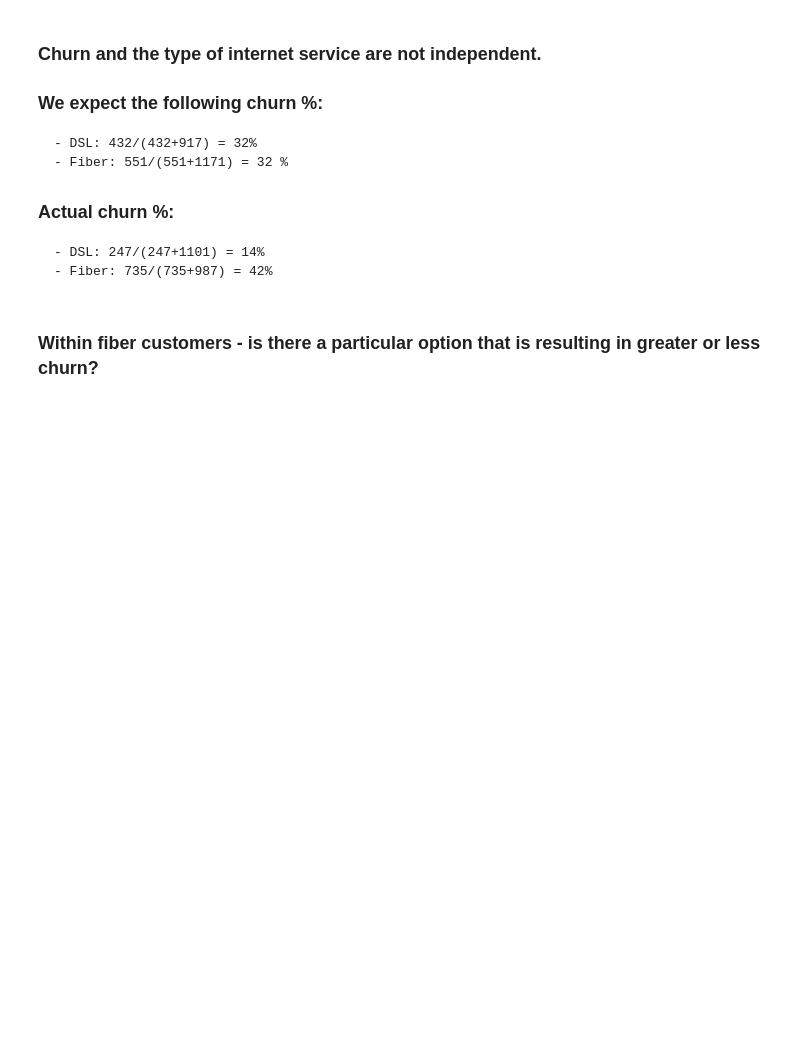
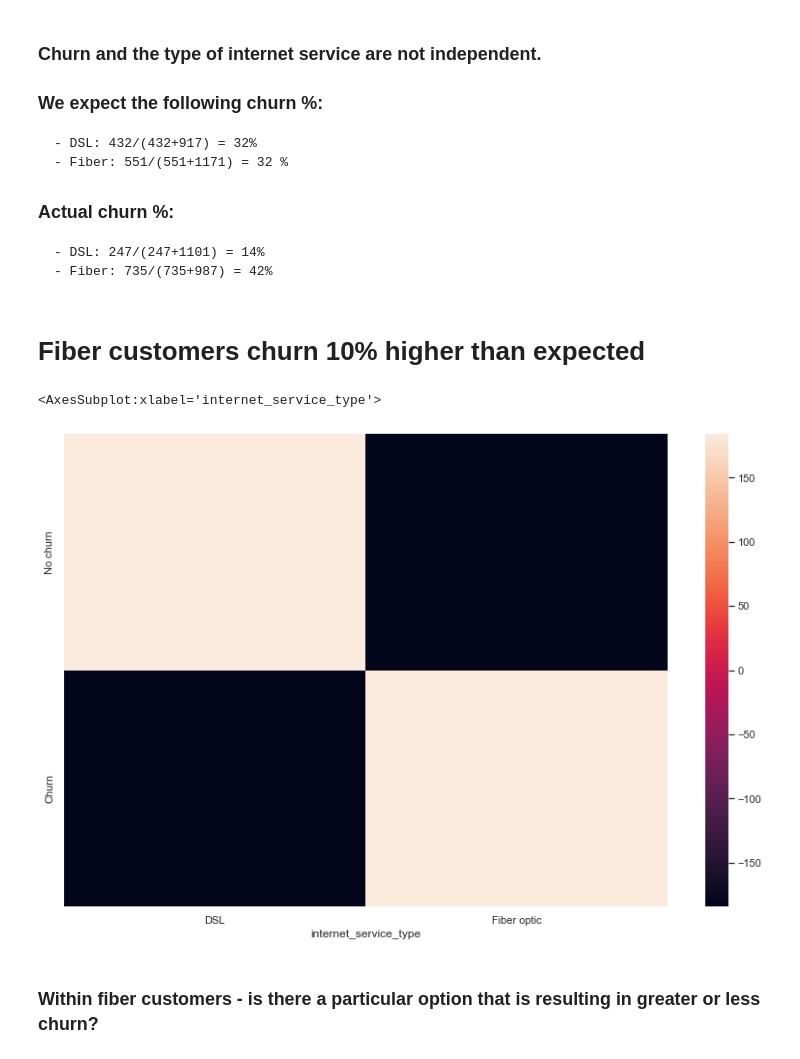
Before and after one commit to jesse-d-marder/classification-project, a Jupyter notebook: explore.ipynb, the cells around one changed output. Saved outputs shown, nothing was run; the diff lists cells and outputs as text; code cells hidden in the pictures; blank space fills up the shorter version.

```diff
--- a/explore.ipynb
+++ b/explore.ipynb
@@ -316,6 +352,16 @@ expected_dsl_churn, expected_fiber_churn, observed_dsl_churn, observed_fiber_chu
 ### Actual churn %:
     - DSL: 247/(247+1101) = 14%
     - Fiber: 735/(735+987) = 42%
+# %% [markdown]
+# Fiber customers churn 10% higher than expected
+# %%
+observed.index.name=""
+expected_df = pd.DataFrame(expected,index=[0,1], columns=['DSL','Fiber optic'])
+observed - expected_df
+sns.heatmap(data = observed-expected_df, yticklabels=['No churn','Churn'])
+# %% [output]
+<AxesSubplot:xlabel='internet_service_type'>
+[figure, added]
 # %% [markdown]
 ### Within fiber customers - is there a particular option that is resulting in greater or less churn?
 # %% [markdown]
```
Also changed, not shown: parts of 54 cells of this notebook, 2 other files.
